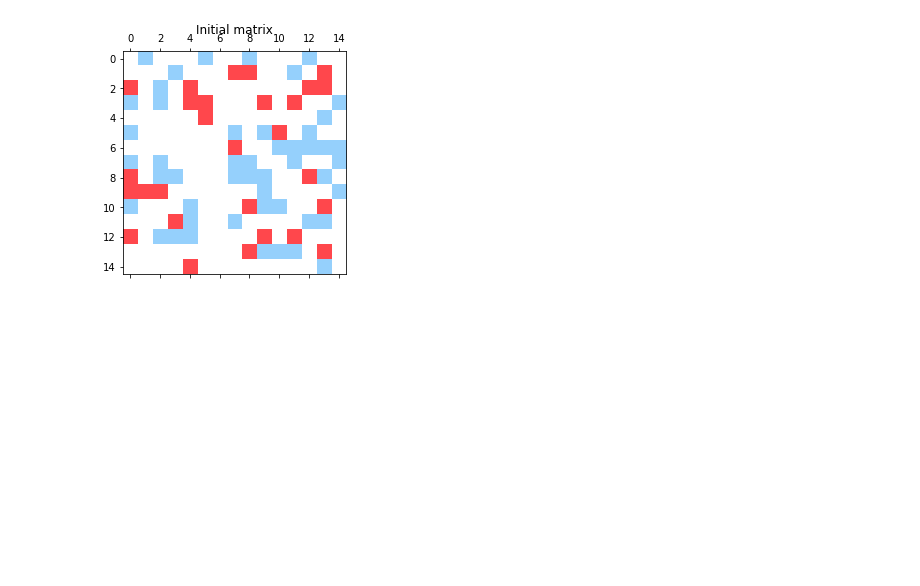
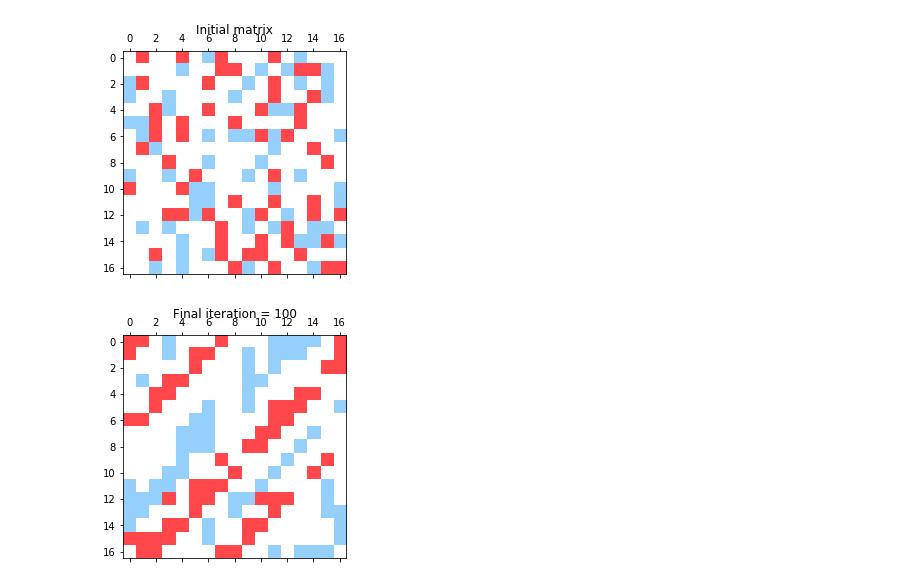
Before and after one commit to nazariinyzhnyk/bml_traffic_model, a Jupyter notebook: examples.ipynb, the cells around one changed output. Saved outputs shown, nothing was run; the diff lists cells and outputs as text; code cells hidden in the pictures; blank space fills up the shorter version.

Commit message:
save plots availability. added results.

```diff
--- a/examples.ipynb
+++ b/examples.ipynb
@@ -7,25 +7,24 @@ from matplotlib.colors import ListedColormap
 from moves import car_moves, get_field, plot_matrix
 warnings.filterwarnings("ignore")
 cmap = ListedColormap(['white', '#95d0fc', '#ff474c'])
-# %%
-plt.ion()
-plt.figure()
-field = get_field(15, 15, [0.2, 0.2])
-plot_matrix(field, 'Initial matrix')
-prev_iter_field = field.copy()
-# %% [output]
-[figure, removed]
 # %%
-for i in range(int(args.iterations)):
-    title_iter_num = str(i + 1)
-    field = car_moves(field)
-    if np.array_equal(np.array(field), np.array(prev_iter_field)):
-        print('System stucked after ' + title_iter_num + ' iterations.')
-        plot_matrix(field, 'Final iteration = ' + title_iter_num, pause_time=5.0)
-        break
-    elif i == int(args.iterations) - 1:
-        print('All iterations passed.')
-        plot_matrix(field, 'Final iteration = ' + title_iter_num, pause_time=5.0)
-    else:
-        plot_matrix(field, 'Iteration = ' + title_iter_num, pause_time=float(args.sleep))
-        prev_iter_field = field.copy()
+def get_example(field_cols, field_rows, dens1, dens2, n_iter = 100):
+    plt.figure()
+    field = get_field(field_cols, field_rows, [dens1, dens2])
+    plot_matrix(field, 'Initial matrix')
+    prev_iter_field = field.copy()
+    for i in range(n_iter):
+        title_iter_num = str(i + 1)
+        field = car_moves(field)
+        if np.array_equal(np.array(field), np.array(prev_iter_field)):
+            plot_matrix(field, 'Final iteration = ' + title_iter_num, pause_time=5.0)
+            break
+        elif i == int(n_iter) - 1:
+            plot_matrix(field, 'Final iteration = ' + title_iter_num, pause_time=5.0)
+        else:
+            prev_iter_field = field.copy()
+# %%
+get_example(17, 17, 0.2, 0.2)
+# %% [output]
+[figure, added]
+[figure, added]
```
Also changed, not shown: parts of 5 cells of this notebook.
